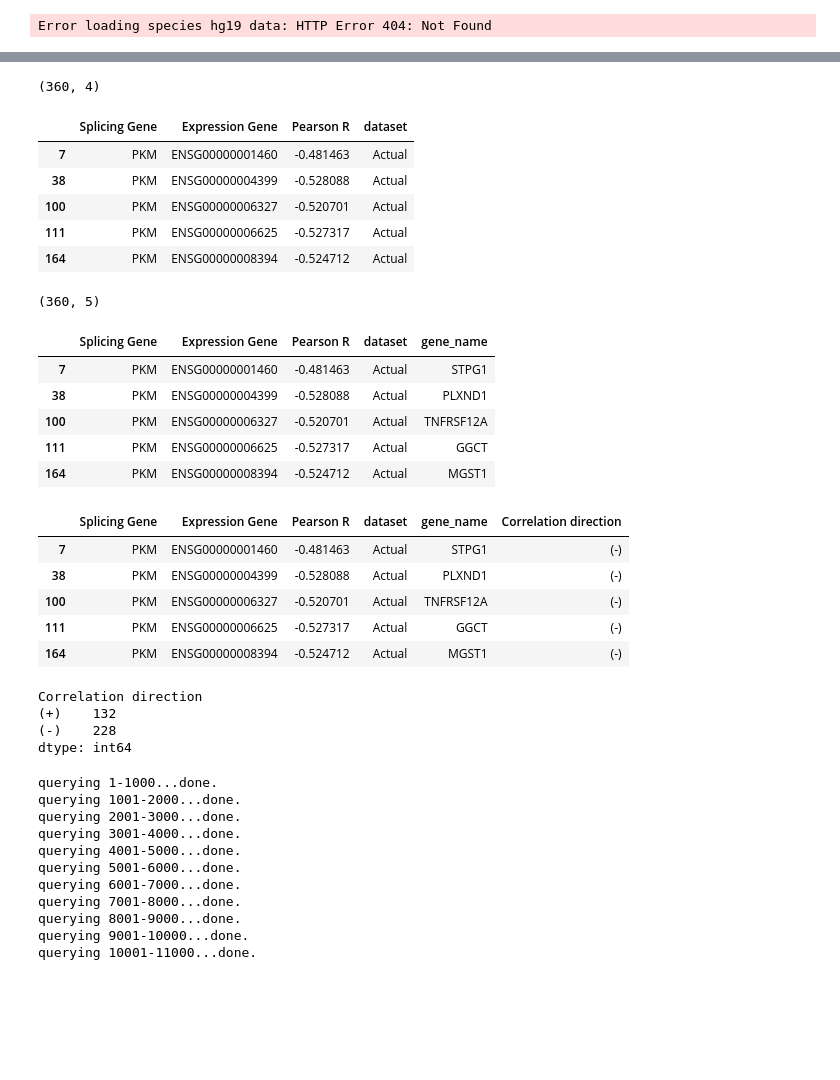
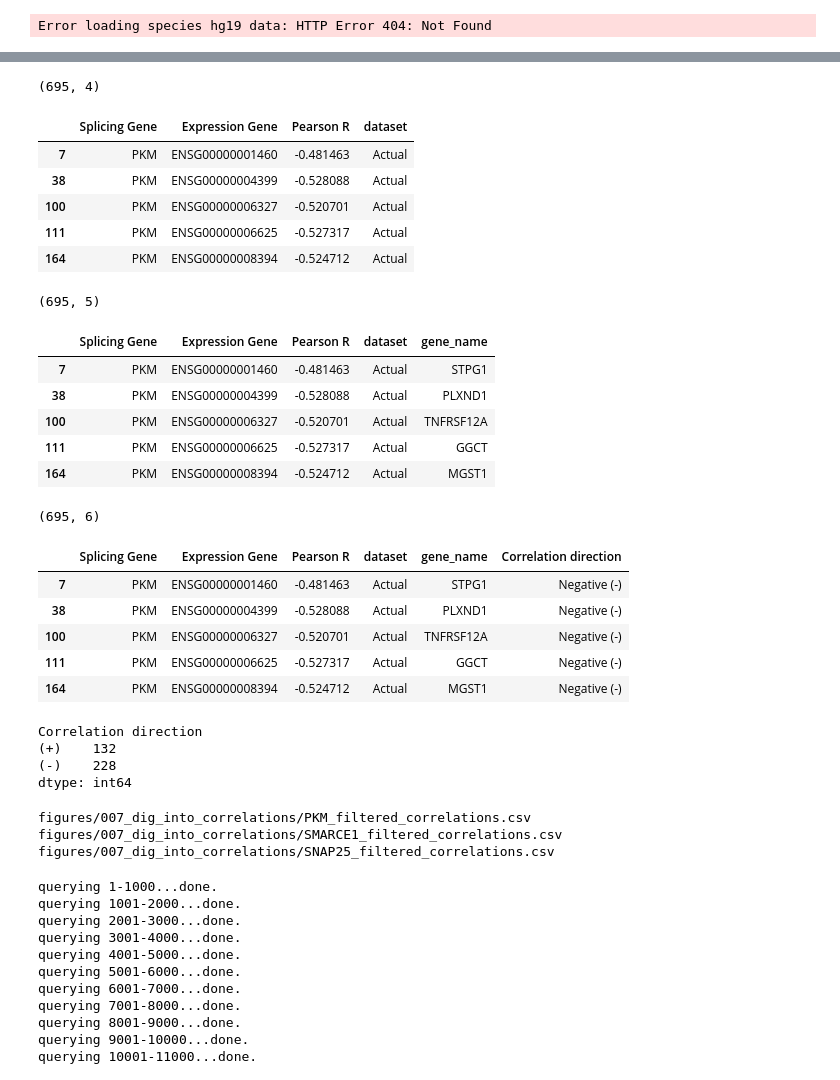
Before and after one commit to YeoLab/singlecell_pnm, a Jupyter notebook: 6._Figure_6/007_dig_into_correlations.ipynb, the cells around one changed output, grey strips where cells are left out. Saved outputs shown, nothing was run; the diff lists cells and outputs as text; code cells hidden in the pictures; blank space fills up the shorter version.

Commit message:
add correlated genes with PKM, SMARCE1, SNAP25 gene ontology

```diff
--- a/6._Figure_6/007_dig_into_correlations.ipynb
+++ b/6._Figure_6/007_dig_into_correlations.ipynb
@@ -99,0 +85,4 @@ pkm_filtered.head()
+# %%
+correlations = study.supplemental.splicing_expression_corr_with_permuted.query('dataset == "Actual"')
+print(correlations.shape)
+correlations.head()
@@ -99,0 +97,15 @@ pkm_filtered.head()
+# %%
+def filter_correlations(df):
+    splicing_gene = df['Splicing Gene'].iloc[0]
+
+    lb = lower_bound[splicing_gene]
+    ub = upper_bound[splicing_gene]
+
+    below = df['Pearson R'] < lb
+    above = df['Pearson R'] > ub
+
+    return df.loc[above | below]
+
+correlations_filtered = correlations.groupby('Splicing Gene', as_index=False, group_keys=False).apply(filter_correlations)
+print(correlations_filtered.shape)
+correlations_filtered.head()
@@ -100,9 +120,9 @@ pkm_filtered.head()
 # %%
-pkm_filtered = pkm_filtered.rename(columns={"level_1": 'Expression Gene'})
-print(pkm_filtered.shape)
-pkm_filtered.head()
+correlations_filtered = correlations_filtered.rename(columns={"level_1": 'Expression Gene'})
+print(correlations_filtered.shape)
+correlations_filtered.head()
 # %% [output]
-(360, 4)
+(695, 4)
 |  | Splicing Gene | Expression Gene | Pearson R | dataset |
 | 7 | PKM | ENSG00000001460 | -0.481463 | Actual |
 | 38 | PKM | ENSG00000004399 | -0.528088 | Actual |
@@ -110,11 +130,11 @@ pkm_filtered.head()
 | 111 | PKM | ENSG00000006625 | -0.527317 | Actual |
 | 164 | PKM | ENSG00000008394 | -0.524712 | Actual |
 # %%
-pkm_filtered_symbols = pkm_filtered.join(study.expression.feature_data['gene_name'], on='Expression Gene')
-print(pkm_filtered_symbols.shape)
-pkm_filtered_symbols.head()
+correlations_filtered_symbols = correlations_filtered.join(study.expression.feature_data['gene_name'], on='Expression Gene')
+print(correlations_filtered_symbols.shape)
+correlations_filtered_symbols.head()
 # %% [output]
-(360, 5)
+(695, 5)
 |  | Splicing Gene | Expression Gene | Pearson R | dataset | gene_name |
 | 7 | PKM | ENSG00000001460 | -0.481463 | Actual | STPG1 |
 | 38 | PKM | ENSG00000004399 | -0.528088 | Actual | PLXND1 |
@@ -124,19 +144,21 @@ pkm_filtered_symbols.head()
 # %%
 def direction(x):
     if x > 0:
-        return "(+)"
+        return "Positive (+)"
     else:
-        return '(-)'
+        return 'Negative (-)'
 
-pkm_filtered_symbols['Correlation direction'] = pkm_filtered_symbols['Pearson R'].map(direction)
-pkm_filtered_symbols.head()
+correlations_filtered_symbols['Correlation direction'] = correlations_filtered_symbols['Pearson R'].map(direction)
+print(correlations_filtered_symbols.shape)
+correlations_filtered_symbols.head()
 # %% [output]
+(695, 6)
 |  | Splicing Gene | Expression Gene | Pearson R | dataset | gene_name | Correlation direction |
-| 7 | PKM | ENSG00000001460 | -0.481463 | Actual | STPG1 | (-) |
-| 38 | PKM | ENSG00000004399 | -0.528088 | Actual | PLXND1 | (-) |
-| 100 | PKM | ENSG00000006327 | -0.520701 | Actual | TNFRSF12A | (-) |
-| 111 | PKM | ENSG00000006625 | -0.527317 | Actual | GGCT | (-) |
-| 164 | PKM | ENSG00000008394 | -0.524712 | Actual | MGST1 | (-) |
+| 7 | PKM | ENSG00000001460 | -0.481463 | Actual | STPG1 | Negative (-) |
+| 38 | PKM | ENSG00000004399 | -0.528088 | Actual | PLXND1 | Negative (-) |
+| 100 | PKM | ENSG00000006327 | -0.520701 | Actual | TNFRSF12A | Negative (-) |
+| 111 | PKM | ENSG00000006625 | -0.527317 | Actual | GGCT | Negative (-) |
+| 164 | PKM | ENSG00000008394 | -0.524712 | Actual | MGST1 | Negative (-) |
 # %%
 pkm_filtered_symbols.groupby('Correlation direction').size()
 # %% [output]
@@ -149,3 +169,12 @@ pkm_filtered_symbols.to_csv('{}/pkm_filtered_correlations.csv'.format(folder))
+# %%
+for splicing_gene, df in correlations_filtered_symbols.groupby('Splicing Gene'):
+    csv = '{}/{}_filtered_correlations.csv'.format(folder, splicing_gene)
+    print(csv)
+    df.to_csv(csv)
+# %% [output]
+figures/007_dig_into_correlations/PKM_filtered_correlations.csv
+figures/007_dig_into_correlations/SMARCE1_filtered_correlations.csv
+figures/007_dig_into_correlations/SNAP25_filtered_correlations.csv
 # %%
 # rows = pkm_filtered_symbols['Correlation direction'] == '(+)'
 
```
Also changed, not shown: parts of 19 cells of this notebook, 1 other file.
